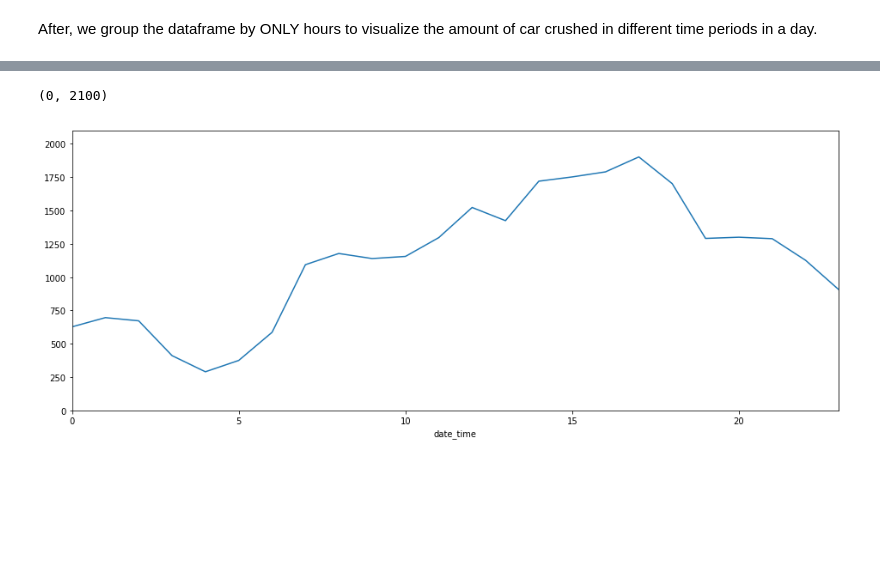
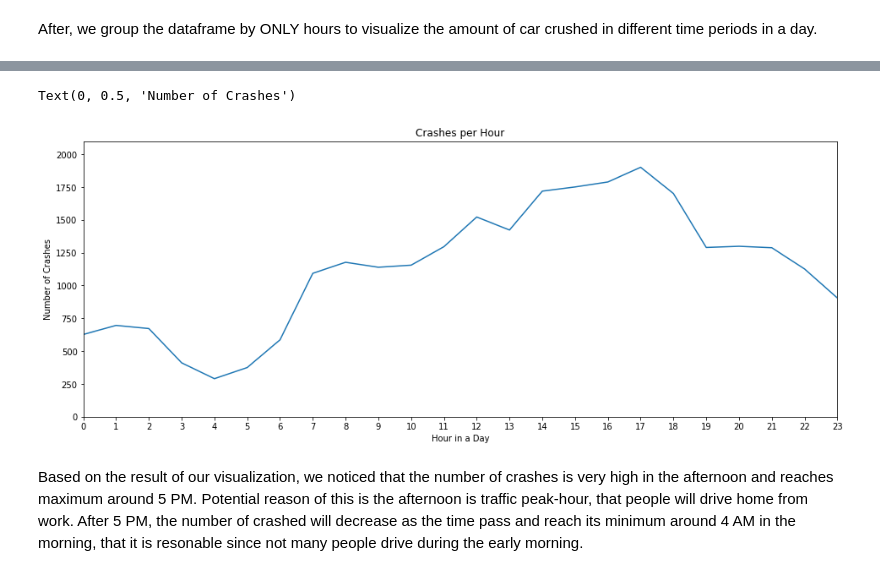
Before and after one commit to COGS108/group061, a Jupyter notebook: Final Project.ipynb, the cells around one changed output, grey strips where cells are left out. Cells and saved outputs as stored; diff of their text form; code cells hidden in the pictures; blank space fills up the shorter version.

```diff
--- a/Final Project.ipynb
+++ b/Final Project.ipynb
@@ -355,8 +355,18 @@ df_after_drop
 # %%
+# group the dataframe by hours in data_time column
 grp = df_after_drop.groupby(by=[df_after_drop.date_time.map(lambda x : (x.hour))])
+# get counts
 df_grp = grp.count()
 df_grp = df_grp[df_grp.columns[:1]]
+
+# graph the dataframe to visualize the number of crashed per hour
 df_grp.report_id.plot(kind='line', figsize=(16,6)).set_ylim(0,2100)
+ticks = plt.xticks(np.arange(0, 24, 1.0))
+plt.title('Crashes per Hour')
+plt.xlabel('Hour in a Day')
+plt.ylabel('Number of Crashes')
 # %% [output]
-(0, 2100)
+Text(0, 0.5, 'Number of Crashes')
-[figure, old version]
+[figure, new version]
+# %% [markdown]
+Based on the result of our visualization, we noticed that the number of crashes is very high in the afternoon and reaches maximum around 5 PM. Potential reason of this is the afternoon is traffic peak-hour, that people will drive home from work. After 5 PM, the number of crashed will decrease as the time pass and reach its minimum around 4 AM in the morning, that it is resonable since not many people drive during the early morning.
```
Also changed, not shown: parts of 7 cells of this notebook.
